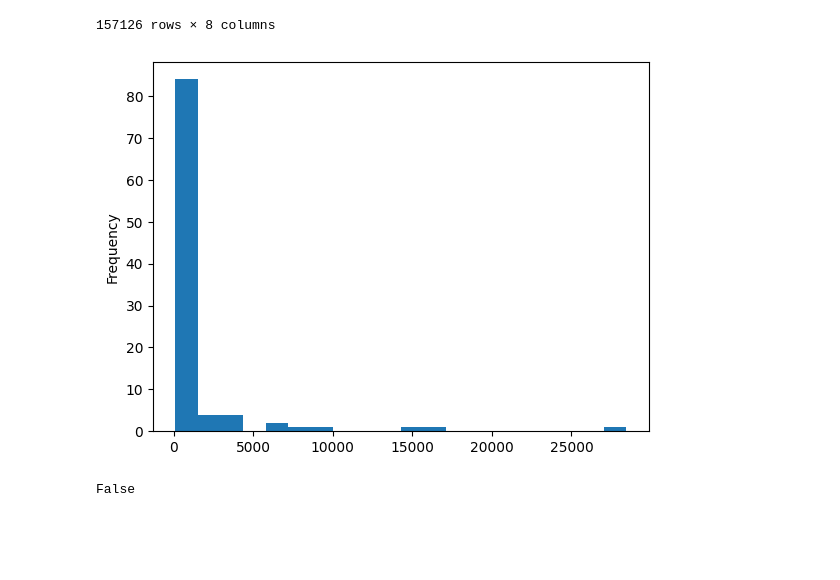
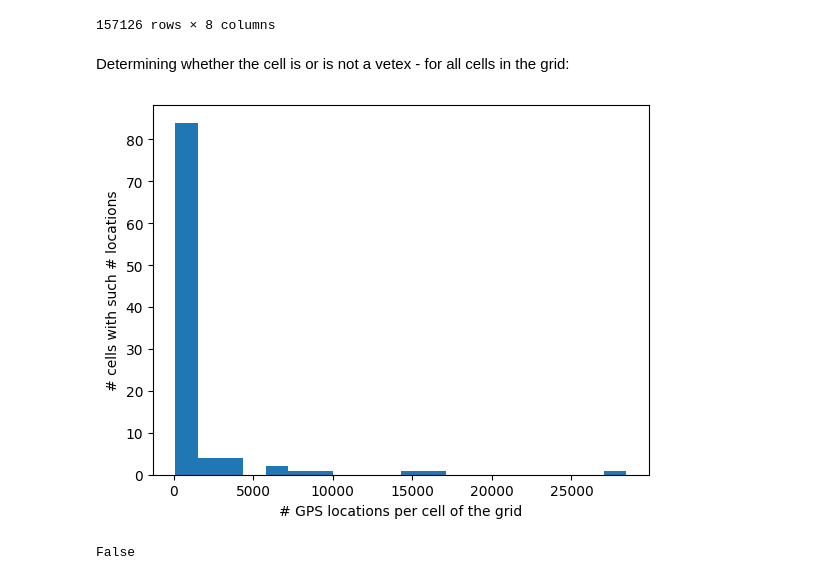
Before and after one commit to svensesen/Beijing-Topo, a Jupyter notebook: rav graphification attempt.ipynb, the cells around one changed output. Cells and saved outputs as stored; diff of their text form; code cells hidden in the pictures; blank space fills up the shorter version.

```diff
--- a/rav graphification attempt.ipynb
+++ b/rav graphification attempt.ipynb
@@ -34,4 +30,6 @@ df
 # %%
+#Cell and Grid classes for dividing up the city into a grid
+
 class Cell():
     '''Just your regular Square kind of a class'''
     def __init__(self, top: float, left: float, bottom: float, right: float):
@@ -110,5 +108,5 @@ class Grid():
     def get_list_of_vertices(self) -> list:
         '''returns the numbers of all cells that are vertices (is_vertex() == True)'''
 
-        return [i for i in range(len(self.cell_list)) if self.cell_list[i].is_vertex()]
+        return [i for i in range(len(self.cell_list)) if self.cell_list[i].is_vertex]
 # %%
@@ -174,4 +175,6 @@ df
 | 157124 | 39.988183 | 116.306317 | 37 | 2008-03-16 10:16:10 | 99.200803 | 99 | NaN | 583.0 |
 | 157125 | 39.988950 | 116.306633 | 98 | 2008-03-16 10:17:51 | 99.200803 | 99 | NaN | 583.0 |
 157126 rows × 8 columns
+# %% [markdown]
+Determining whether the cell is or is not a vetex - for all cells in the grid:
 # %%
@@ -186,19 +190,21 @@ grid.vertexize(THRESHOLD)
 # %%
 def plot_cell_containment(grid: Grid, threshold: int, bins = 20):
     ''''''
     wow = pd.Series([grid.cell_list[i].number_of_locations for i in range(grid.latitude_cells_nr*grid.longitude_cells_nr)])
     wow = pd.Series([wow[i] for i in range(len(wow)) if wow[i] > threshold])
-    wow.plot(kind='hist', bins=bins)
+    ax = wow.plot(kind='hist', bins=bins)
+    ax.set_xlabel("# GPS locations per cell of the grid")
+    ax.set_ylabel("# cells with such # locations")
 
 plot_cell_containment(grid, threshold=THRESHOLD)
 # %% [output]
-[figure, old version]
+[figure, new version]
 # %%
+#By grouping per trajectory, we can find the unique vertices each trajectory has traversed!
 df_grouped = df.groupby('trajectory')
+print(grid.cell_list[12].is_vertex)
+# %% [output]
+False
-# %%
-grid.cell_list[12].is_vertex
-# %% [output]
-False
 # %%
 def find_subsequent_vertex_pairs(df_grouped) -> dict:
     '''if a trajectory has visited vertices: A, A, A, B, C, D, D; we will obtain
```
Also changed, not shown: parts of 24 cells of this notebook, 1 other file.
